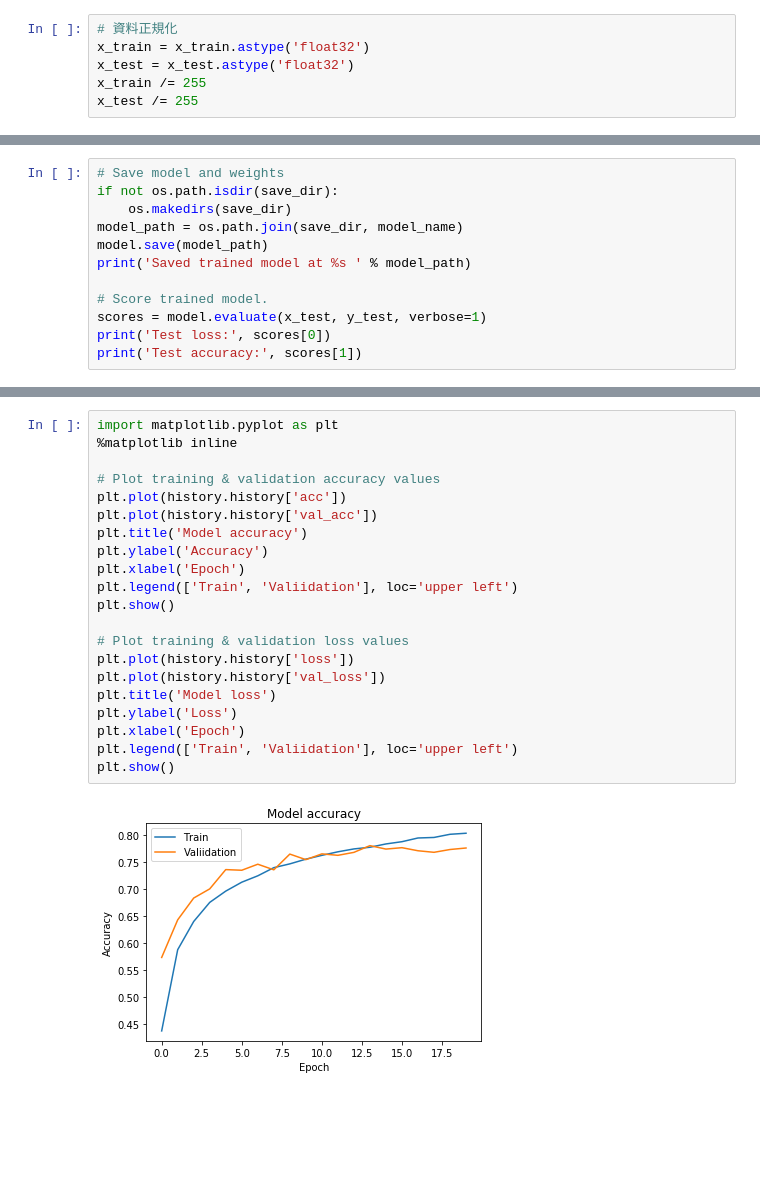
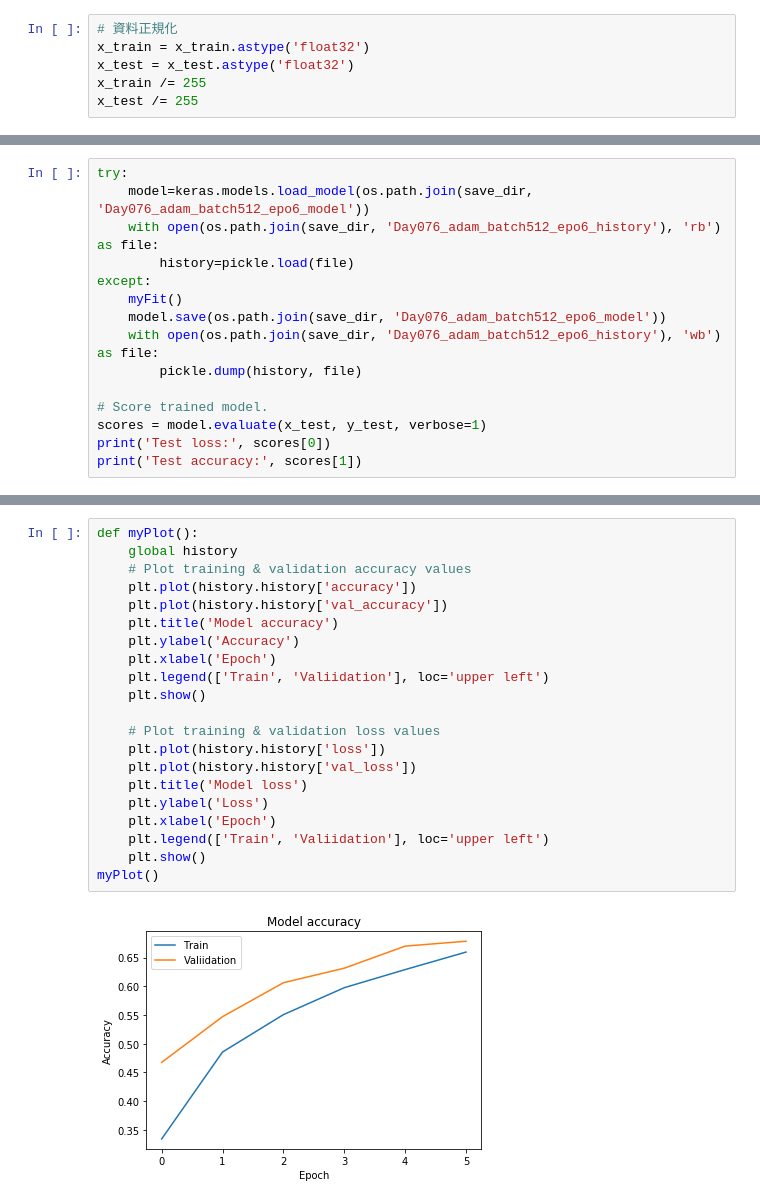
Before and after one commit to linghung/3rd-ML100Days, a Jupyter notebook: homework/Day_076_optimizer_HW.ipynb, the cells around one changed output, grey strips where cells are left out. Cells and saved outputs as stored; diff of their text form; blank space fills up the shorter version.

```diff
--- a/homework/Day_076_optimizer_HW.ipynb
+++ b/homework/Day_076_optimizer_HW.ipynb
@@ -231,10 +219,13 @@ Epoch 20/20
 # %%
-# Save model and weights
-if not os.path.isdir(save_dir):
-    os.makedirs(save_dir)
-model_path = os.path.join(save_dir, model_name)
-model.save(model_path)
-print('Saved trained model at %s ' % model_path)
+try:
+    model=keras.models.load_model(os.path.join(save_dir, 'Day076_adam_batch512_epo6_model'))
+    with open(os.path.join(save_dir, 'Day076_adam_batch512_epo6_history'), 'rb') as file:
+        history=pickle.load(file)
+except:
+    myFit()
+    model.save(os.path.join(save_dir, 'Day076_adam_batch512_epo6_model'))
+    with open(os.path.join(save_dir, 'Day076_adam_batch512_epo6_history'), 'wb') as file:
+        pickle.dump(history, file)
 
 # Score trained model.
 scores = model.evaluate(x_test, y_test, verbose=1)
@@ -270,23 +273,23 @@ true_num = numpy.sum(result_bool)
 # %%
-import matplotlib.pyplot as plt
-%matplotlib inline
+def myPlot():
+    global history
+    # Plot training & validation accuracy values
+    plt.plot(history.history['accuracy'])
+    plt.plot(history.history['val_accuracy'])
+    plt.title('Model accuracy')
+    plt.ylabel('Accuracy')
+    plt.xlabel('Epoch')
+    plt.legend(['Train', 'Valiidation'], loc='upper left')
+    plt.show()
 
-# Plot training & validation accuracy values
-plt.plot(history.history['acc'])
-plt.plot(history.history['val_acc'])
-plt.title('Model accuracy')
-plt.ylabel('Accuracy')
-plt.xlabel('Epoch')
-plt.legend(['Train', 'Valiidation'], loc='upper left')
-plt.show()
-
-# Plot training & validation loss values
-plt.plot(history.history['loss'])
-plt.plot(history.history['val_loss'])
-plt.title('Model loss')
-plt.ylabel('Loss')
-plt.xlabel('Epoch')
-plt.legend(['Train', 'Valiidation'], loc='upper left')
-plt.show()
+    # Plot training & validation loss values
+    plt.plot(history.history['loss'])
+    plt.plot(history.history['val_loss'])
+    plt.title('Model loss')
+    plt.ylabel('Loss')
+    plt.xlabel('Epoch')
+    plt.legend(['Train', 'Valiidation'], loc='upper left')
+    plt.show()
+myPlot()
 # %% [output]
-[figure, old version]
+[figure, new version]
```
Also changed, not shown: parts of 20 cells of this notebook.
